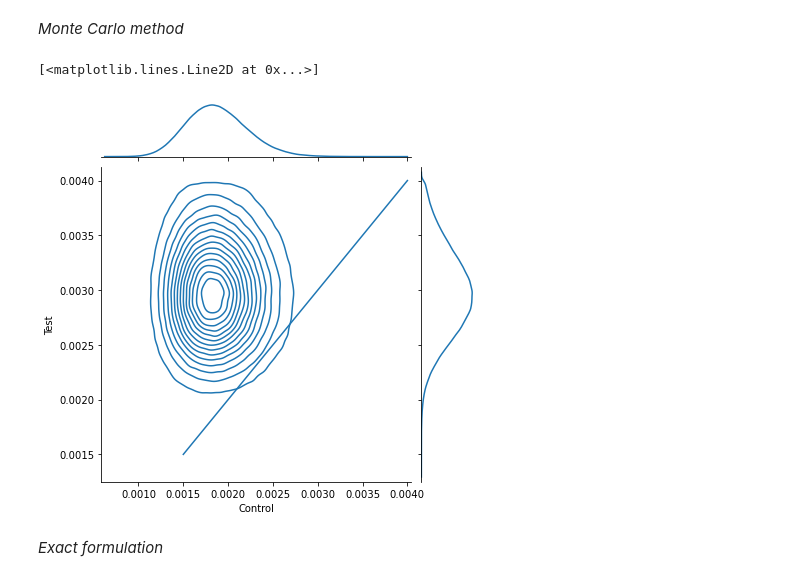
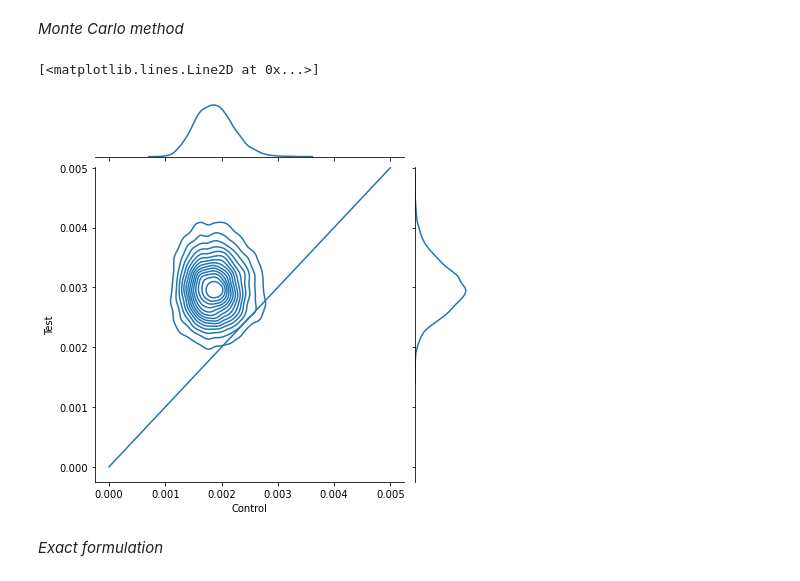
Before and after one commit to savoga/python_exos, a Jupyter notebook: statistical_testing.ipynb, the cells around one changed output. Cells and saved outputs as stored; diff of their text form; code cells hidden in the pictures.

```diff
--- a/statistical_testing.ipynb
+++ b/statistical_testing.ipynb
@@ -613,11 +615,11 @@ Since $\theta_A \sim Beta(1,1)$ and $X_A | \theta_A \sim Beta(n_A, p_A)$ we have
 $$\theta_A | X_A \sim Beta(1 + n_A, 1 + n_A - x_A)$$
 # %%
 a_C += convs_ctrl # successes
-b_C += imps_ctrl-convs_ctrl # failures
+b_C += n_ctrl-convs_ctrl # failures
 beta_C = beta(a_C, b_C)
 
 a_T += convs_test # successes
-b_T += imps_test-convs_test # failures
+b_T += n_test-convs_test # failures
 beta_T = beta(a_T, b_T)
 # %%
 lower_bound=0
@@ -656,20 +658,18 @@ Most articles suggest to use Monte Carlo simulations to find the probability of
 # %% [markdown]
 *Monte Carlo method*
 # %%
-val_C=np.random.beta(a_C, b_C, 1000000)
-val_T=np.random.beta(a_T, b_T, 1000000)
+val_C=np.random.beta(a_C, b_C, 10000)
+val_T=np.random.beta(a_T, b_T, 10000)
 vals=np.vstack([val_C, val_T]).T
 
-
-
 df=pd.DataFrame(vals, columns=['Control', 'Test'])
-df=df[df['Control']<limit]
-df=df[df['Test']<limit]
+df=df[df['Control']<upper_bound]
+df=df[df['Test']<upper_bound]
 g=sns.jointplot(x=df.Control, y=df.Test, kind='kde', n_levels=15)
 g.ax_joint.plot([lower_bound, upper_bound], [lower_bound, upper_bound])
 # %% [output]
 [<matplotlib.lines.Line2D at 0x...>]
-[figure, old version]
+[figure, new version]
 # %% [markdown]
 *Exact formulation*
 # %%
```
Also changed, not shown: parts of 2 cells of this notebook.
